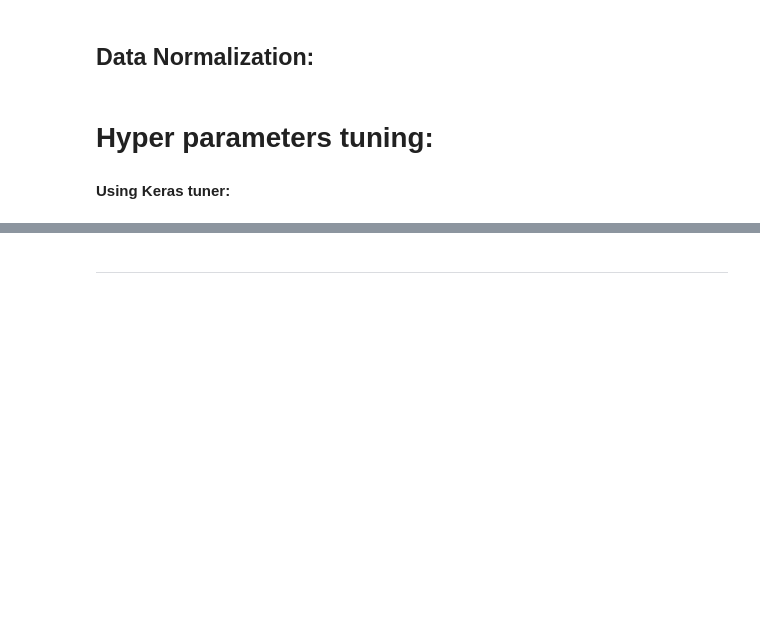
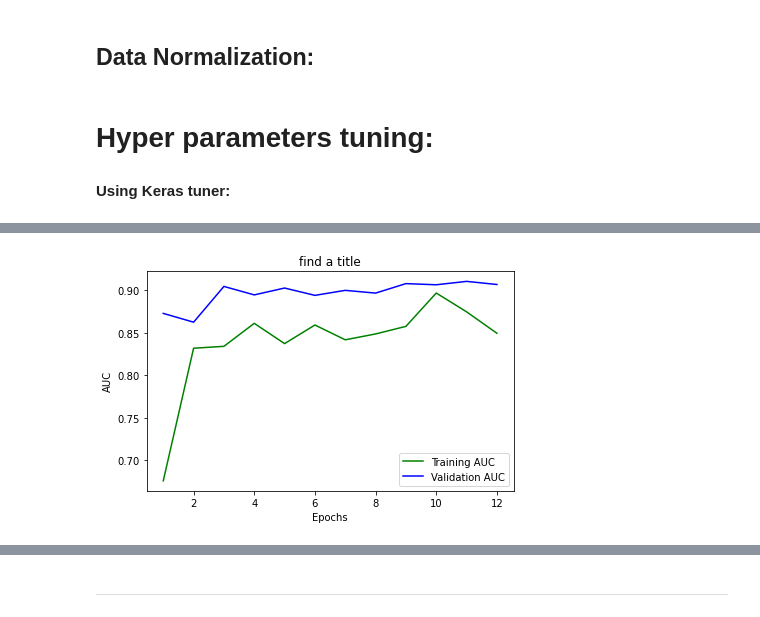
Before and after one commit to chungthuang/DeepLearning, a Jupyter notebook: Tuning.ipynb, the cells around one changed output, grey strips where cells are left out. Saved outputs shown, nothing was run; the diff lists cells and outputs as text; code cells hidden in the pictures; blank space fills up the shorter version.

```diff
--- a/Tuning.ipynb
+++ b/Tuning.ipynb
@@ -500,0 +838,4 @@ resultsDF
+# %%
+visualize_auc(history, "find a title")
+# %% [output]
+[figure, added]
```
Also changed, not shown: parts of 99 cells of this notebook.
